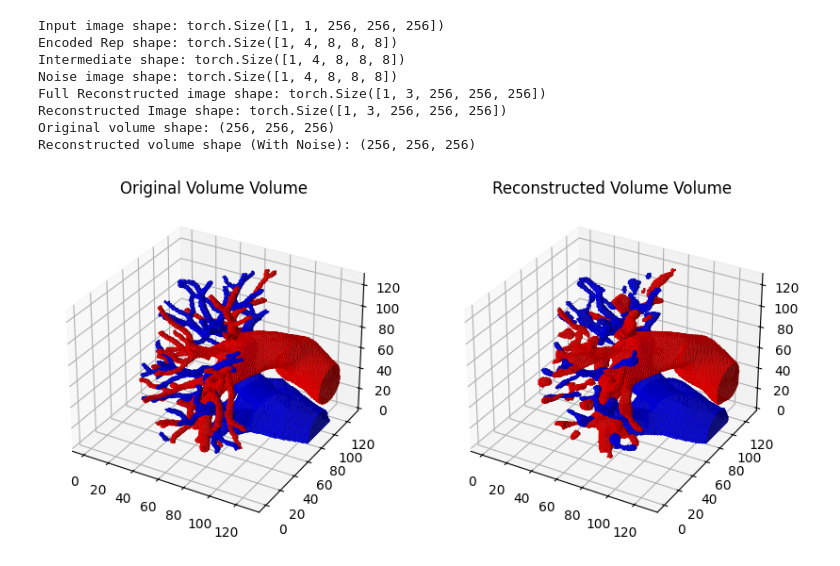
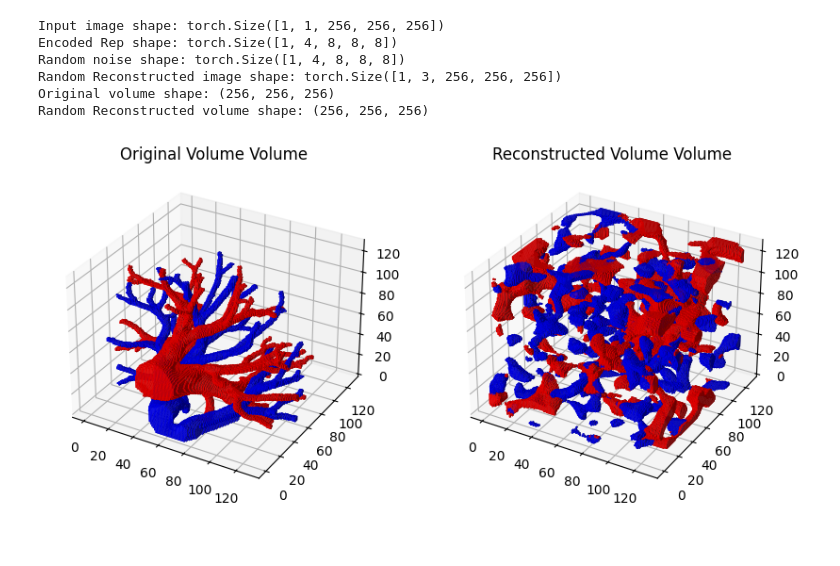
Before and after one commit to tgafrick/RA4-Project, a Jupyter notebook: add_mask_noise.ipynb, the cells around one changed output. Saved outputs shown, nothing was run; the diff lists cells and outputs as text; code cells hidden in the pictures.

Commit message:
messing around with completely random reconstruction matrices

```diff
--- a/add_mask_noise.ipynb
+++ b/add_mask_noise.ipynb
@@ -259,67 +241,46 @@ model_dir = "Z:/RA4/jobs/Mask AutoEcoder Jobs/MAEjob17/Models/ae1.pth"
 model = AutoEncoderModel()
 model.load_state_dict(torch.load(model_dir))
 model.eval()
 
-# Define a function to add noise to the input image
-def add_noise(input_image, noise_level):
-    noise = torch.randn_like(input_image) * noise_level
-    return input_image + noise
-
-# Define a function to get the bottleneck information
-def get_bottleneck_info(input_image):
-    with torch.no_grad():
-        output = model.autoencoder(input_image.unsqueeze(0))
-    return output[-1]
-
-data_dir = "./mask70debug"
+data_dir = "./mask30debug"
 dataset = MyDataset(data_dir, transform)
 dataloader = DataLoader(dataset, batch_size=1, shuffle=False, num_workers=0)
 
 # Initialize VolumePlotter
 volume_plotter = VolumePlotter()
 
 # Iterate over the data loader
 for input_image, _ in dataloader:
     print("Input image shape:", input_image.shape)
-    # Add noise to the input image
+    # Pass through the encoder
     encoded_representation = model.autoencoder.encode(input_image)
     print("Encoded Rep shape:", encoded_representation.shape)
 
-     # Pass through the intermediate module
-    intermediate_output = model.autoencoder.intermediate(encoded_representation)
-    print("Intermediate shape:", intermediate_output.shape)
+    # Generate random noise with the same shape as the encoded representation
+    random_noise = torch.randn_like(encoded_representation)
+    print("Random noise shape:", random_noise.shape)
 
-    noisy_image = add_noise(intermediate_output, noise_level=0.2)  # Adjust noise level as needed
-    print("Noise image shape:", noisy_image.shape)
-    # Pass the noisy image through the second half of the model
+    # Pass the random noise through the decoder
     with torch.no_grad():
-        reconstructed_image = model.autoencoder.decode(noisy_image)
-        reconstructed_image_full = model(input_image)
+        random_reconstructed_image = model.autoencoder.decode(random_noise)
 
-    # Access the reconstructed image dimensions
-    print("Full Reconstructed image shape:", reconstructed_image_full.shape)
+    # Access the random reconstructed image dimensions
+    print("Random Reconstructed image shape:", random_reconstructed_image.shape)
 
-    # Access reconstructed image if needed
-    #reconstructed_image = reconstructed_image.squeeze(0)
-    print("Reconstructed Image shape:", reconstructed_image.shape)
     # Convert tensors to numpy arrays
     original_volume = input_image[0, 0, :, :, :].detach().cpu().numpy().astype(int)
-    reconstruction_volume = np.argmax(reconstructed_image[0,:,:,:,:].detach().cpu().numpy(), axis=0)
-    #original_volume = input_image.squeeze().numpy().astype(int)
-    #reconstruction_volume = reconstructed_image.numpy().astype(int)
+    random_reconstruction_volume = np.argmax(random_reconstructed_image[0,:,:,:,:].detach().cpu().numpy(), axis=0)
 
     print("Original volume shape:", original_volume.shape)
-    print("Reconstructed volume shape (With Noise):", reconstruction_volume.shape)
+    print("Random Reconstructed volume shape:", random_reconstruction_volume.shape)
 
     # Plot volumes
-    model.volume_plotter.plot_volumes(original_volume, reconstruction_volume, 'Volume')
+    model.volume_plotter.plot_volumes(original_volume, random_reconstruction_volume, 'Volume')
 # %% [output]
 Input image shape: torch.Size([1, 1, 256, 256, 256])
 Encoded Rep shape: torch.Size([1, 4, 8, 8, 8])
-Intermediate shape: torch.Size([1, 4, 8, 8, 8])
-Noise image shape: torch.Size([1, 4, 8, 8, 8])
-Full Reconstructed image shape: torch.Size([1, 3, 256, 256, 256])
-Reconstructed Image shape: torch.Size([1, 3, 256, 256, 256])
+Random noise shape: torch.Size([1, 4, 8, 8, 8])
+Random Reconstructed image shape: torch.Size([1, 3, 256, 256, 256])
 Original volume shape: (256, 256, 256)
-Reconstructed volume shape (With Noise): (256, 256, 256)
+Random Reconstructed volume shape: (256, 256, 256)
-[figure, old version]
+[figure, new version]
```
Also changed, not shown: parts of 3 cells of this notebook.
